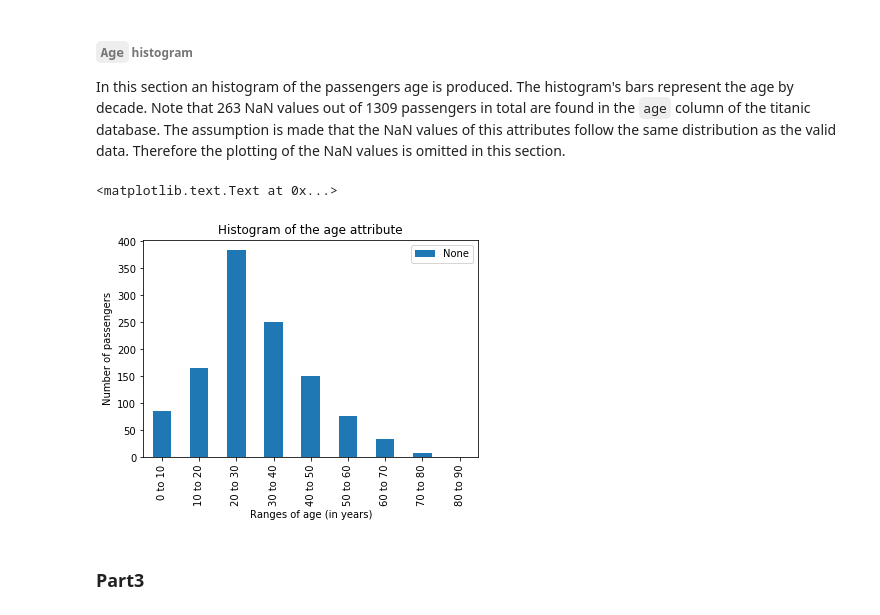
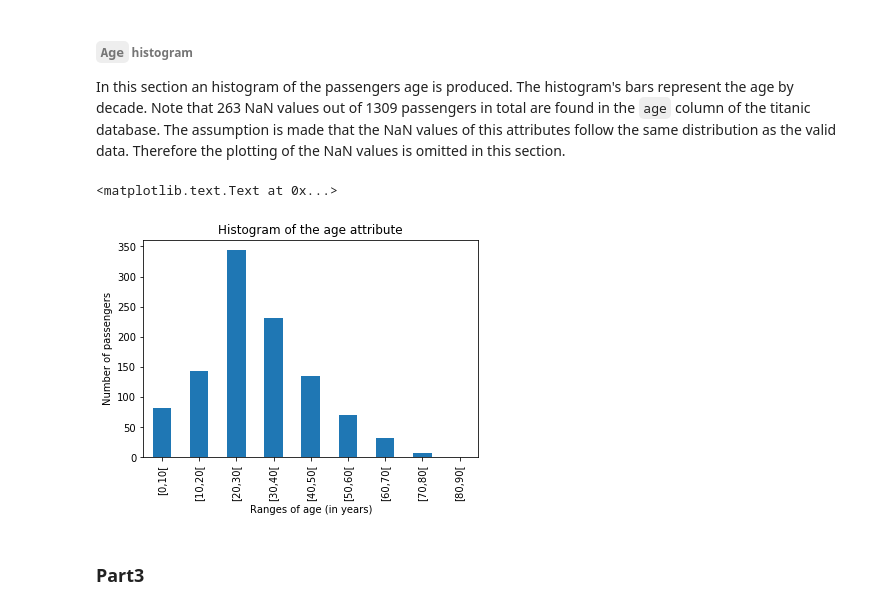
Before and after one commit to adrienruault/ada_molmaru, a Jupyter notebook: Homework01/Solution_task3.ipynb, the cells around one changed output. Cells and saved outputs as stored; diff of their text form; code cells hidden in the pictures.

```diff
--- a/Homework01/Solution_task3.ipynb
+++ b/Homework01/Solution_task3.ipynb
@@ -220,31 +224,24 @@ for elem in cat_to_plot:
 ###### `Age` histogram
 In this section an histogram of the passengers age is produced. The histogram's bars represent the age by decade. Note that 263 NaN values out of 1309 passengers in total are found in the `age` column of the titanic database. The assumption is made that the NaN values of this attributes follow the same distribution as the valid data. Therefore the plotting of the NaN values is omitted in this section.
 # %%
-
-#age_values = titanic['age']
-#indexes_to_drop = []
-#for i in range(age_values.size):
-#    if type(age_values[i]) == str:
-#        indexes_to_drop.append(i)
-
-#age_values = age_values.drop(age_values.index[[indexes_to_drop]])
-
 age_values = []
 indexes = []
 max_age = titanic['age'].max()
 for i in range(int(max_age)//10+1):
-    age_values += [titanic[titanic['age'].between(i*10, (i+1)*10)].shape[0]]
-    indexes += [str(i*10) + " to " + str((i+1)*10)]
+    tmp_series = titanic['age'][titanic['age'].between(i*10, (i+1)*10)]
+    tmp_series = tmp_series[[x for x in tmp_series.index if tmp_series[x] != (i+1)*10]]
+    age_values += [tmp_series.shape[0]]
+    indexes += ['[' + str(i*10) + ',' + str((i+1)*10) + '[']
 
 age_values = pd.Series(age_values)
 age_values.index = indexes
 
-histo = age_values.plot(kind='bar', legend = True, title = 'Histogram of the age attribute')
+histo = age_values.plot(kind='bar', title = 'Histogram of the age attribute')
 
 histo.set_ylabel('Number of passengers')
 histo.set_xlabel('Ranges of age (in years)')
 # %% [output]
 <matplotlib.text.Text at 0x...>
-[figure, old version]
+[figure, new version]
 # %% [markdown]
 ### Part3
```
Also changed, not shown: parts of 19 cells of this notebook, 1 other file.
